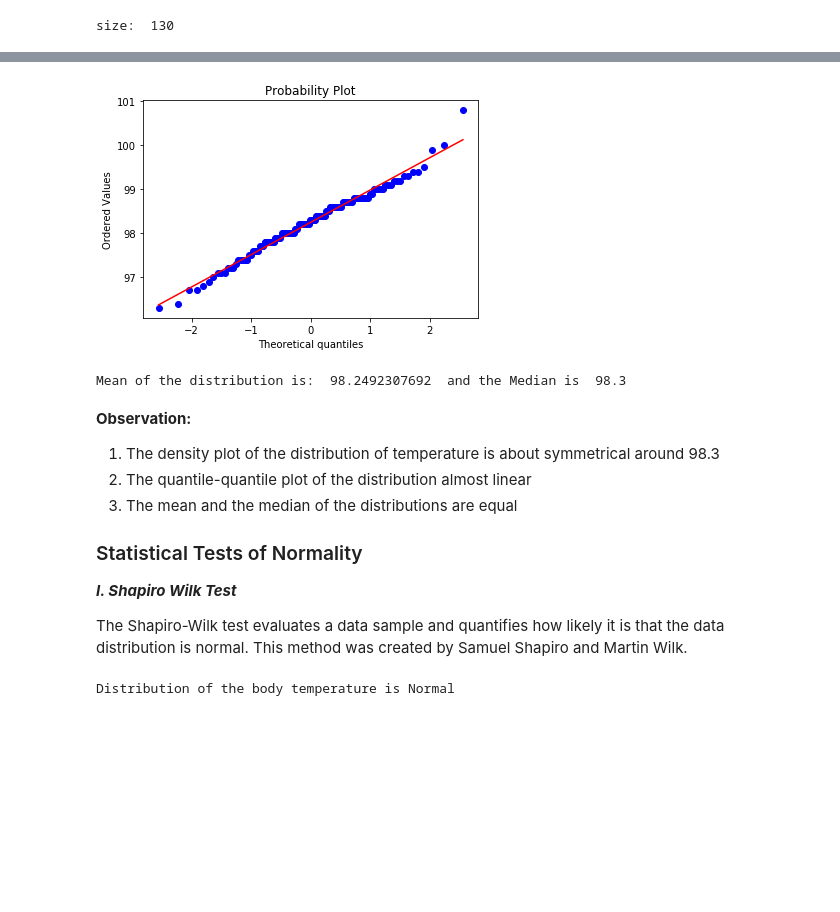
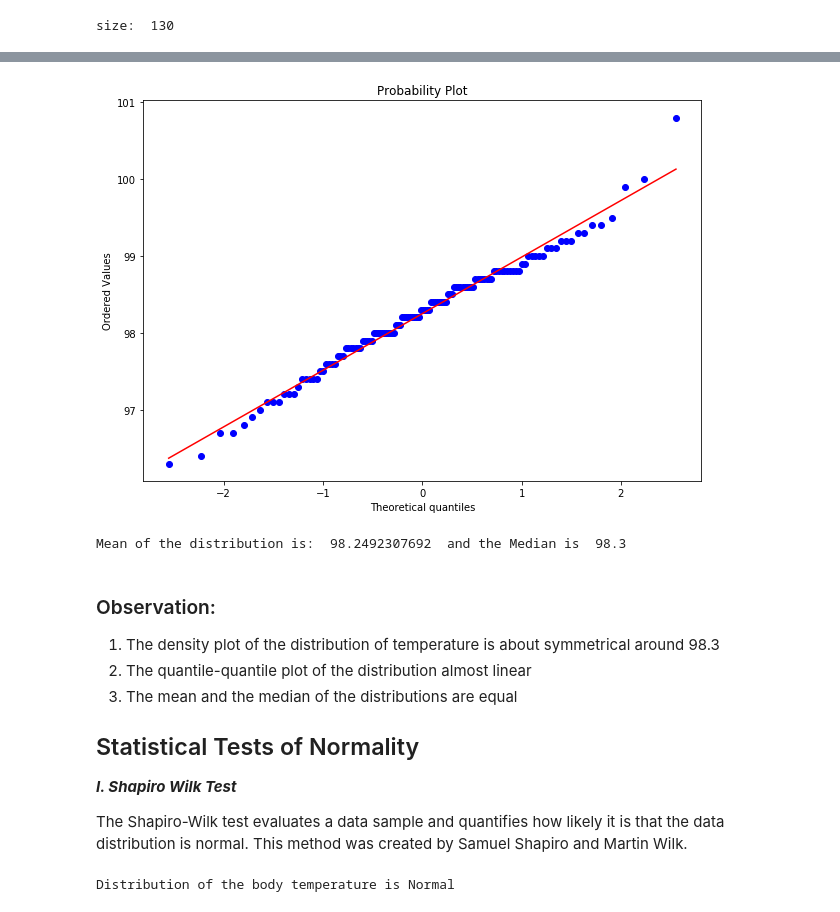
Before and after one commit to zbiswas3/Datascience-Projects, a Jupyter notebook: Data Science Mini projects in Python/Human Temperature EDA/sliderule_dsi_inferential_statistics_exercise_1.ipynb, the cells around one changed output, grey strips where cells are left out. Saved outputs shown, nothing was run; the diff lists cells and outputs as text; code cells hidden in the pictures; blank space fills up the shorter version.

```diff
--- a/Data Science Mini projects in Python/Human Temperature EDA/sliderule_dsi_inferential_statistics_exercise_1.ipynb
+++ b/Data Science Mini projects in Python/Human Temperature EDA/sliderule_dsi_inferential_statistics_exercise_1.ipynb
@@ -94,22 +95,23 @@ plt.show()
 # %%
 # Qunatile-quantile plot of distribution of the body temperatures
+plt.figure(figsize=(10, 7))
 stats.probplot(df['temperature'],plot=plt)
 plt.show()
 # %% [output]
-[figure, old version]
+[figure, new version]
 # %%
 print('Mean of the distribution is: ',np.mean(df['temperature']),' and the Median is ',np.median(df['temperature']))
 # %% [output]
 Mean of the distribution is:  98.2492307692  and the Median is  98.3
 # %% [markdown]
-**Observation:**
+### Observation: ###
 
 1. The density plot of the distribution of temperature is about symmetrical around 98.3
 2. The quantile-quantile plot of the distribution almost linear
 3. The mean and the median of the distributions are equal
 
 
-### Statistical Tests of Normality ###
+## Statistical Tests of Normality ##
 
 ***I. Shapiro Wilk Test***
 
```
Also changed, not shown: parts of 15 cells of this notebook, 5 other files.
